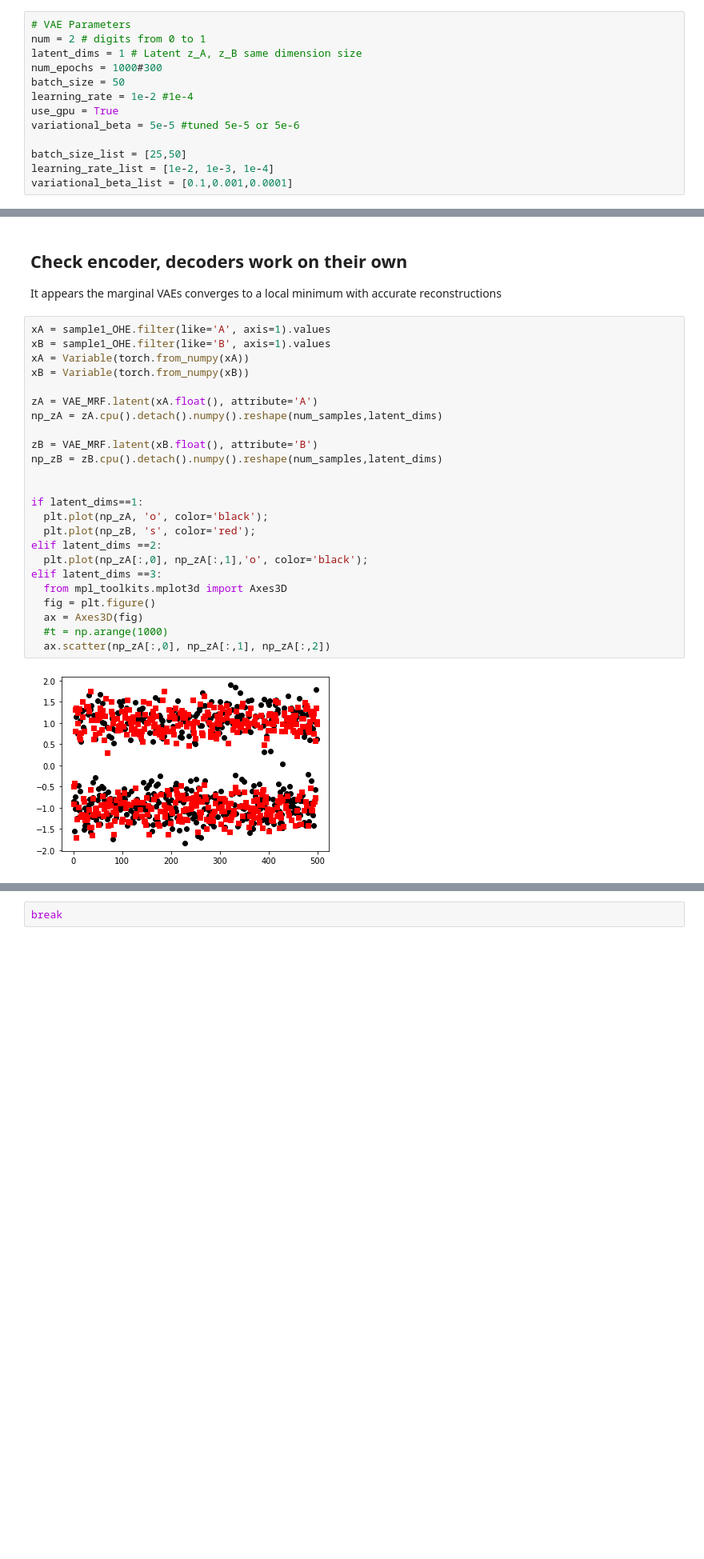
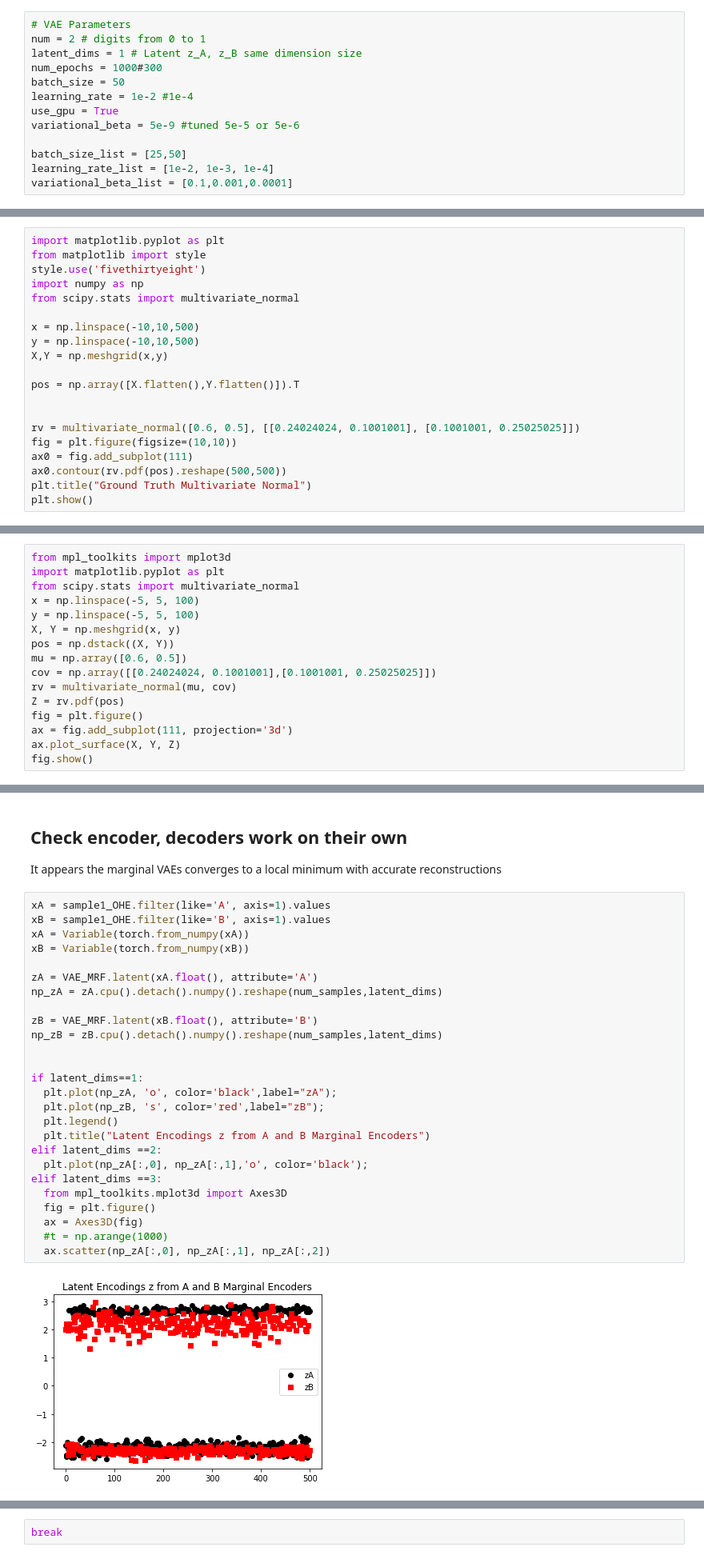
Before and after one commit to Kwanikaze/vpandas, a Jupyter notebook: MRF_VAE_binary_vars.ipynb, the cells around one changed output, grey strips where cells are left out. Shown at 80% size. Cells and saved outputs as stored; diff of their text form; blank space fills up the shorter version.

```diff
--- a/MRF_VAE_binary_vars.ipynb
+++ b/MRF_VAE_binary_vars.ipynb
@@ -319,7 +325,7 @@ num_epochs = 1000#300
 batch_size = 50
 learning_rate = 1e-2 #1e-4
 use_gpu = True
-variational_beta = 5e-5 #tuned 5e-5 or 5e-6
+variational_beta = 5e-9 #tuned 5e-5 or 5e-6
 
 batch_size_list = [25,50]
 learning_rate_list = [1e-2, 1e-3, 1e-4]
@@ -808,3 +833,23 @@ https://stats.stackexchange.com/questions/233381/variance-of-the-average-of-inde
 Cannot hardcode since marginal encoders weights and biases generate sample specific mu and logvar that are widely different than ground truth emperical estimates. Therefore zA  and zB (not 0 or 1) differs from actual xA and xB (0 or 1).
 
 While mu and logvar of each sample (0 or 1) stays the same, the sampled z differs.
+# %%
+import matplotlib.pyplot as plt
+from matplotlib import style
+style.use('fivethirtyeight')
+import numpy as np
+from scipy.stats import multivariate_normal
+
+x = np.linspace(-10,10,500)
+y = np.linspace(-10,10,500)
+X,Y = np.meshgrid(x,y)
+
+pos = np.array([X.flatten(),Y.flatten()]).T
+
+
+rv = multivariate_normal([0.6, 0.5], [[0.24024024, 0.1001001], [0.1001001, 0.25025025]])
+fig = plt.figure(figsize=(10,10))
+ax0 = fig.add_subplot(111)
+ax0.contour(rv.pdf(pos).reshape(500,500))
+plt.title("Ground Truth Multivariate Normal")
+plt.show()
@@ -810,0 +858,16 @@ While mu and logvar of each sample (0 or 1) stays the same, the sampled z differ
+# %%
+from mpl_toolkits import mplot3d
+import matplotlib.pyplot as plt
+from scipy.stats import multivariate_normal
+x = np.linspace(-5, 5, 100)
+y = np.linspace(-5, 5, 100)
+X, Y = np.meshgrid(x, y)
+pos = np.dstack((X, Y))
+mu = np.array([0.6, 0.5])
+cov = np.array([[0.24024024, 0.1001001],[0.1001001, 0.25025025]])
+rv = multivariate_normal(mu, cov)
+Z = rv.pdf(pos)
+fig = plt.figure()
+ax = fig.add_subplot(111, projection='3d')
+ax.plot_surface(X, Y, Z)
+fig.show()
@@ -861,26 +926,28 @@ It appears the marginal VAEs converges to a local minimum with accurate reconstr
 # %%
 xA = sample1_OHE.filter(like='A', axis=1).values
 xB = sample1_OHE.filter(like='B', axis=1).values
 xA = Variable(torch.from_numpy(xA))
 xB = Variable(torch.from_numpy(xB))
 
 zA = VAE_MRF.latent(xA.float(), attribute='A')
 np_zA = zA.cpu().detach().numpy().reshape(num_samples,latent_dims)
 
 zB = VAE_MRF.latent(xB.float(), attribute='B')
 np_zB = zB.cpu().detach().numpy().reshape(num_samples,latent_dims)
 
 
 if latent_dims==1:
-  plt.plot(np_zA, 'o', color='black');
-  plt.plot(np_zB, 's', color='red');
+  plt.plot(np_zA, 'o', color='black',label="zA");
+  plt.plot(np_zB, 's', color='red',label="zB");
+  plt.legend()
+  plt.title("Latent Encodings z from A and B Marginal Encoders")
 elif latent_dims ==2:
   plt.plot(np_zA[:,0], np_zA[:,1],'o', color='black');
 elif latent_dims ==3:
   from mpl_toolkits.mplot3d import Axes3D
   fig = plt.figure()
   ax = Axes3D(fig)
   #t = np.arange(1000)
   ax.scatter(np_zA[:,0], np_zA[:,1], np_zA[:,2])
 # %% [output]
-[figure, old version]
+[figure, new version]
```
Also changed, not shown: parts of 19 cells of this notebook.
